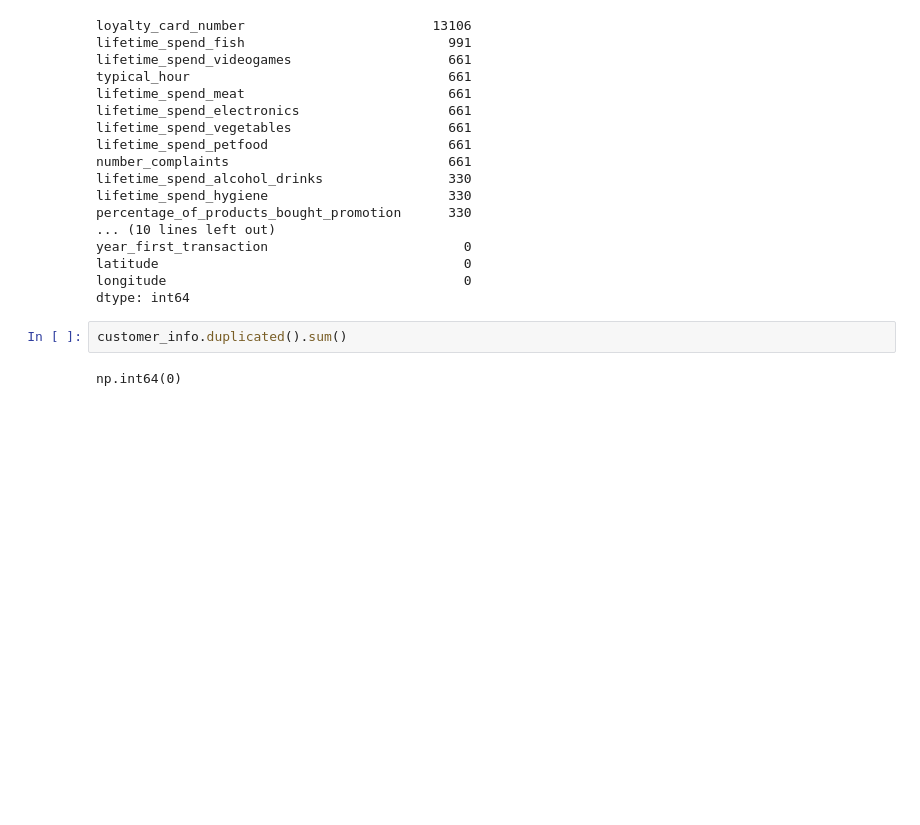
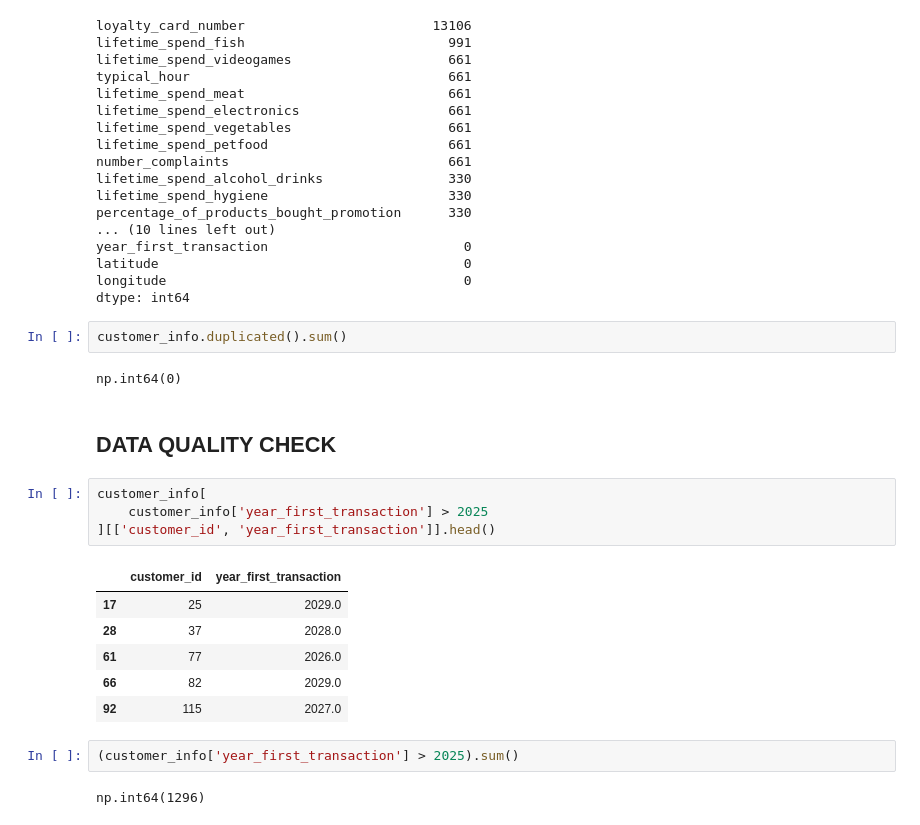
Before and after one commit to saifhoque15-netizen/ML2-Customer-Segmentation, a Jupyter notebook: notebooks/Customer_Segmentation.ipynb, the cells around one changed output. Saved outputs shown, nothing was run; the diff lists cells and outputs as text; blank space fills up the shorter version.

```diff
--- a/notebooks/Customer_Segmentation.ipynb
+++ b/notebooks/Customer_Segmentation.ipynb
@@ -102,3 +102,20 @@ dtype: int64
 customer_info.duplicated().sum()
 # %% [output]
 np.int64(0)
+# %% [markdown]
+## DATA QUALITY CHECK
+# %%
+customer_info[
+    customer_info['year_first_transaction'] > 2025
+][['customer_id', 'year_first_transaction']].head()
+# %% [output]
+|  | customer_id | year_first_transaction |
+| 17 | 25 | 2029.0 |
+| 28 | 37 | 2028.0 |
+| 61 | 77 | 2026.0 |
+| 66 | 82 | 2029.0 |
+| 92 | 115 | 2027.0 |
+# %%
+(customer_info['year_first_transaction'] > 2025).sum()
+# %% [output]
+np.int64(1296)
```
Also changed, not shown: parts of 18 cells of this notebook.
